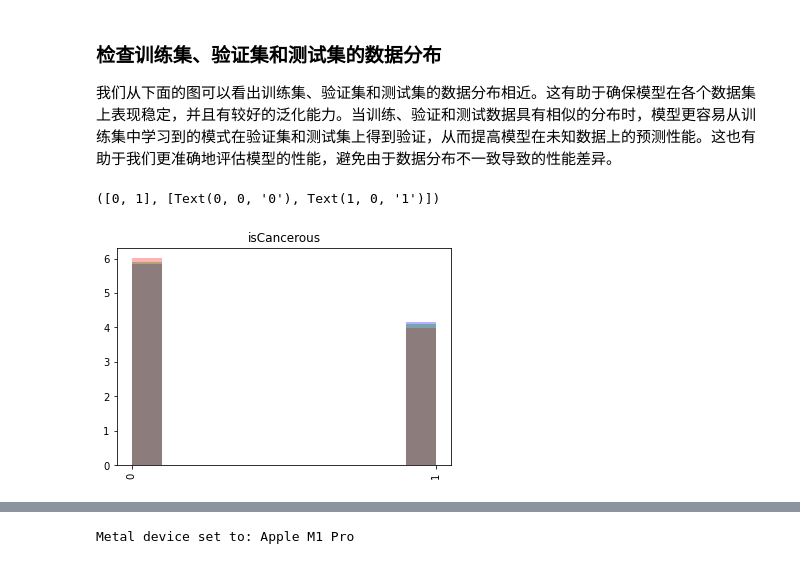
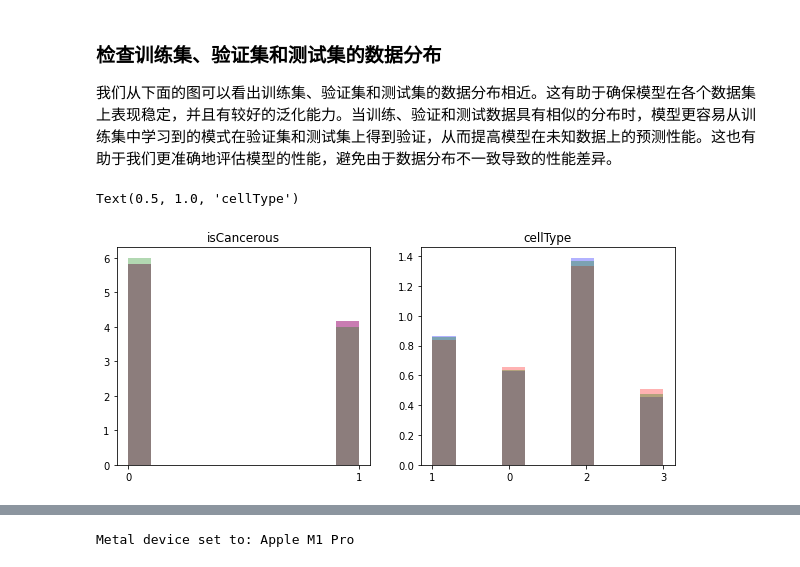
Before and after one commit to SHVleV9CYWkK/CRCHistoPhenotypes-Image-Classification, a Jupyter notebook: main.ipynb, the cells around one changed output, grey strips where cells are left out. Cells and saved outputs as stored; diff of their text form; code cells hidden in the pictures.

Commit message:
add text

```diff
--- a/main.ipynb
+++ b/main.ipynb
@@ -218,11 +220,15 @@ train_data, val_data = train_test_split(undivided_train_data, test_size=0.2, ran
 ### 检查训练集、验证集和测试集的数据分布
 我们从下面的图可以看出训练集、验证集和测试集的数据分布相近。这有助于确保模型在各个数据集上表现稳定，并且有较好的泛化能力。当训练、验证和测试数据具有相似的分布时，模型更容易从训练集中学习到的模式在验证集和测试集上得到验证，从而提高模型在未知数据上的预测性能。这也有助于我们更准确地评估模型的性能，避免由于数据分布不一致导致的性能差异。
 # %%
-plt.hist(train_data['isCancerous'], alpha=0.3, color='b', label='Train', density=True)
-plt.hist(test_data['isCancerous'], alpha=0.3, color='r', label='Test',  density=True)
-plt.hist(val_data['isCancerous'], alpha=0.3, color='g', label='Val',  density=True)
-plt.title('isCancerous')
-plt.xticks(rotation='vertical')
+_, axes = plt.subplots(1, 2, figsize=(10, 4))
+axes[0].hist(train_data['isCancerous'], alpha=0.3, color='b', label='Train', density=True)
+axes[0].hist(train_data['isCancerous'], alpha=0.3, color='r', label='Train', density=True)
+axes[0].hist(test_data['isCancerous'], alpha=0.3, color='g', label='Test',  density=True)
+axes[0].set_title('isCancerous')
+axes[1].hist(train_data['cellType'], alpha=0.3, color='b', label='Train', density=True)
+axes[1].hist(test_data['cellType'], alpha=0.3, color='r', label='Test',  density=True)
+axes[1].hist(val_data['cellType'], alpha=0.3, color='g', density=True)
+axes[1].set_title('cellType')
 # %% [output]
-([0, 1], [Text(0, 0, '0'), Text(1, 0, '1')])
+Text(0.5, 1.0, 'cellType')
-[figure, old version]
+[figure, new version]
```
Also changed, not shown: parts of 61 cells of this notebook, 2 other files.
